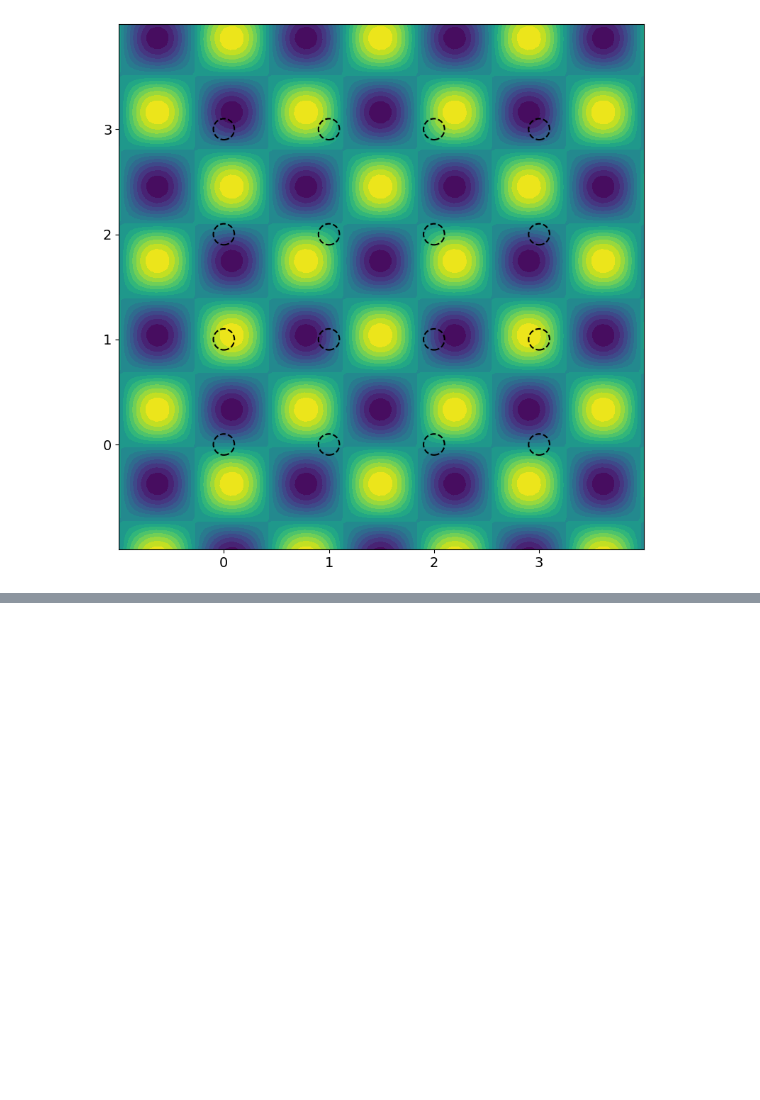
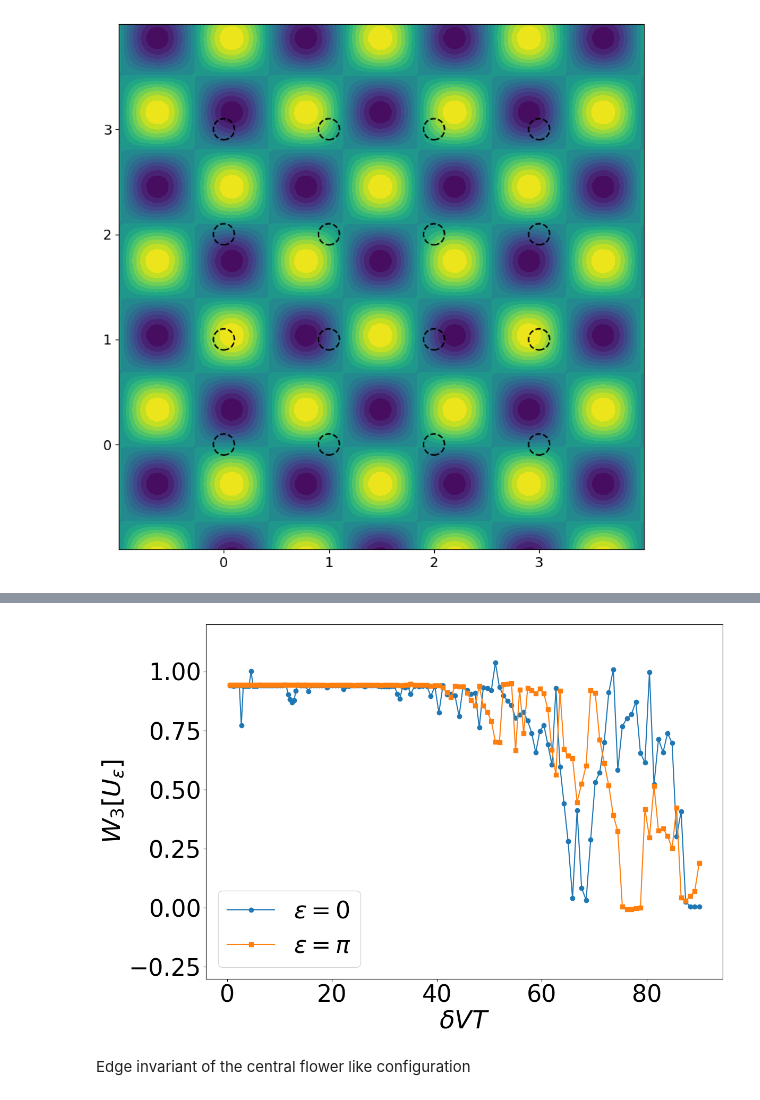
Before and after one commit to NGC2237-Clark/Topo_Loco_QCs, a Jupyter notebook: Floquet/AFAI_GPU_debugertbc.ipynb, the cells around one changed output, grey strips where cells are left out. Cells and saved outputs as stored; diff of their text form; code cells hidden in the pictures; blank space fills up the shorter version.

```diff
--- a/Floquet/AFAI_GPU_debugertbc.ipynb
+++ b/Floquet/AFAI_GPU_debugertbc.ipynb
@@ -311,0 +483,2 @@ model_afai2.visualise_quasiperiodic(phi1_ex=2, phi2_ex=np.pi*2/3)
+# %%
+relative_path_quasi1 = os.path.join('..', 'Data', 'winding_number', 'winding_quasi1.txt')
@@ -311,0 +529,27 @@ model_afai2.visualise_quasiperiodic(phi1_ex=2, phi2_ex=np.pi*2/3)
+# %%
+fig, ax = plt.subplots(figsize=(12, 8))
+
+# Plot y1 with label for epsilon = 0
+ax.plot(vdT_quasi1, y1_quasi1, label=r'$\varepsilon = 0$', marker='o')
+
+# Plot y2 with label for epsilon = pi
+ax.plot(vdT_quasi1, y2_quasi1, label=r'$\varepsilon = \pi$', marker='s')
+
+# Set labels and fontsize
+ax.set_xlabel(r'$\delta VT$', fontsize=34)
+ax.set_ylabel(r'$W_3[U_\varepsilon]$', fontsize=34)
+
+# Set tick label font sizes
+ax.tick_params(axis='x', labelsize=32)
+ax.tick_params(axis='y', labelsize=32)
+
+# Add a legend with the specified font size
+ax.legend(fontsize=32)
+ax.set_ylim(-0.3, 1.2)
+# Show the plot
+plt.tight_layout()
+plt.show()
+# %% [output]
+[figure, added]
+# %% [markdown]
+Edge invariant of the central flower like configuration
```
Also changed, not shown: parts of 21 cells of this notebook, 2 other files.
